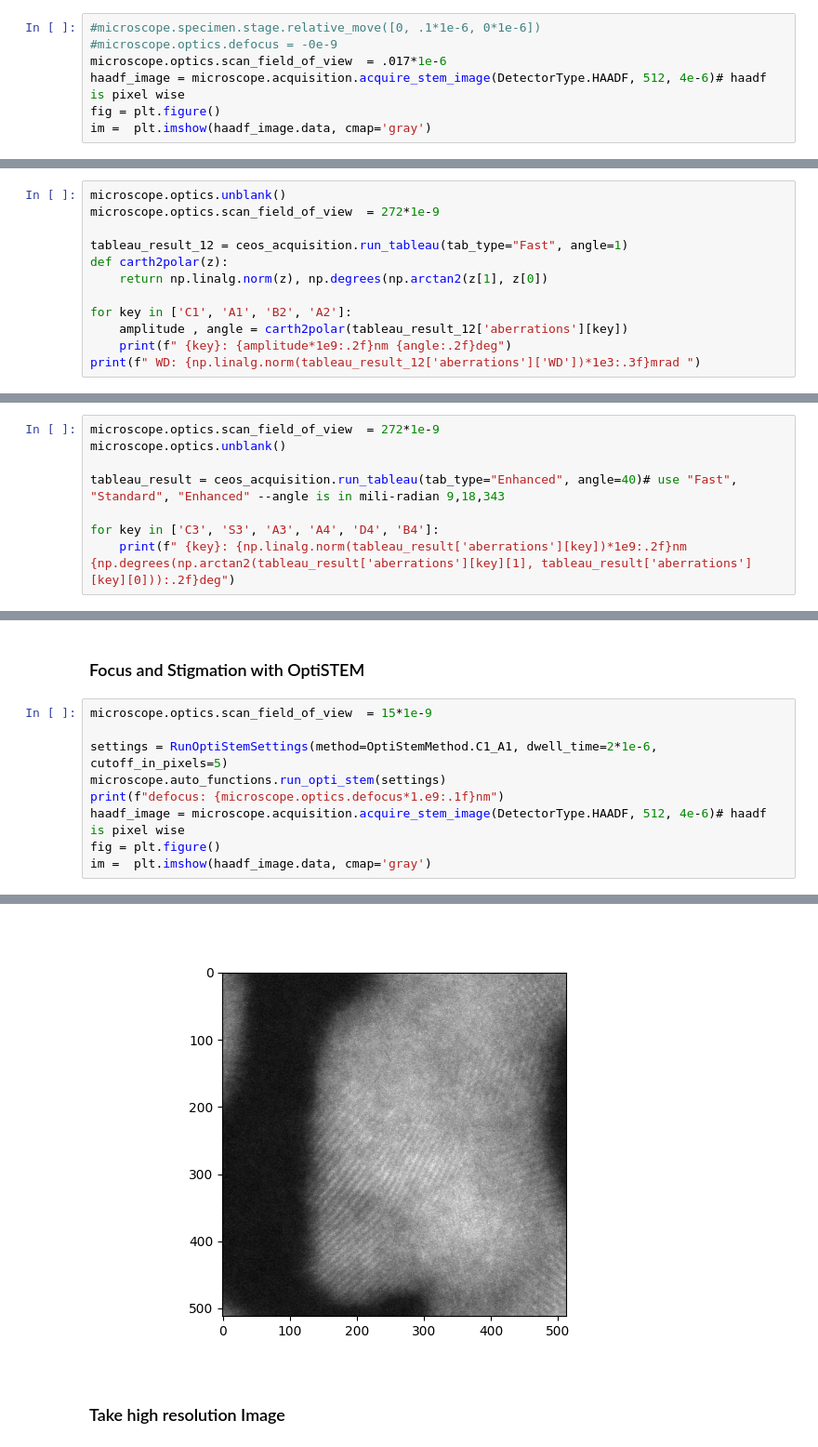
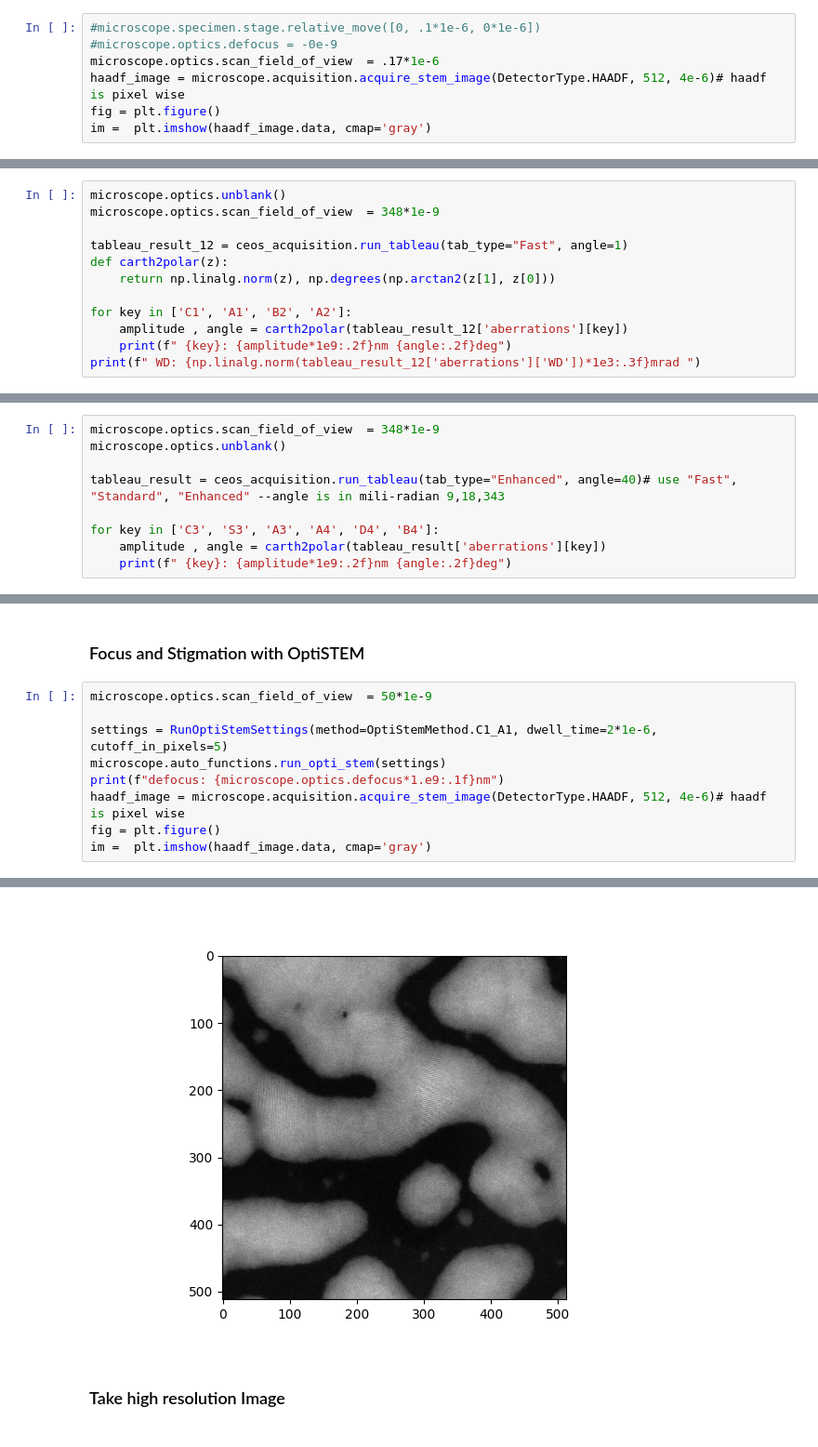
Before and after one commit to gduscher/MLSTEM2025, a Jupyter notebook: Day 1/2_AberrationCorrection.ipynb, the cells around one changed output, grey strips where cells are left out. Shown at 93% size. Drawn from its saved outputs; the diff is of its cells as text.

```diff
--- a/Day 1/2_AberrationCorrection.ipynb
+++ b/Day 1/2_AberrationCorrection.ipynb
@@ -143,7 +165,7 @@ StagePosition(x=0.802545, y=-0.948516, z=-72.28947, a=99.068)
 # %%
 #microscope.specimen.stage.relative_move([0, .1*1e-6, 0*1e-6])
 #microscope.optics.defocus = -0e-9
-microscope.optics.scan_field_of_view  = .017*1e-6
+microscope.optics.scan_field_of_view  = .17*1e-6
 haadf_image = microscope.acquisition.acquire_stem_image(DetectorType.HAADF, 512, 4e-6)# haadf is pixel wise
 fig = plt.figure()
 im =  plt.imshow(haadf_image.data, cmap='gray')
@@ -166,11 +183,11 @@ Here we are using the tableau function of the CEOS SCORR software.
 ### Correcting 1st and 2nd orders
 # %%
 microscope.optics.unblank()
-microscope.optics.scan_field_of_view  = 272*1e-9
+microscope.optics.scan_field_of_view  = 348*1e-9
 
 tableau_result_12 = ceos_acquisition.run_tableau(tab_type="Fast", angle=1)
 def carth2polar(z):
-    return np.linalg.norm(z), np.degrees(np.arctan2(z[1], z[0])
+    return np.linalg.norm(z), np.degrees(np.arctan2(z[1], z[0]))
 
 for key in ['C1', 'A1', 'B2', 'A2']:
     amplitude , angle = carth2polar(tableau_result_12['aberrations'][key])
@@ -203,11 +232,12 @@ correct_low_orders(tableau_result_12['aberrations'])
 ### Correct 3rd and 4th order Aberrations
 We do the tableau with a much larger angle now, and with much more different angles ('Enhanced')
 # %%
-microscope.optics.scan_field_of_view  = 272*1e-9
+microscope.optics.scan_field_of_view  = 348*1e-9
 microscope.optics.unblank()
 
 tableau_result = ceos_acquisition.run_tableau(tab_type="Enhanced", angle=40)# use "Fast", "Standard", "Enhanced" --angle is in mili-radian 9,18,343
 
 for key in ['C3', 'S3', 'A3', 'A4', 'D4', 'B4']:
-    print(f" {key}: {np.linalg.norm(tableau_result['aberrations'][key])*1e9:.2f}nm {np.degrees(np.arctan2(tableau_result['aberrations'][key][1], tableau_result['aberrations'][key][0])):.2f}deg")
+    amplitude , angle = carth2polar(tableau_result['aberrations'][key])
+    print(f" {key}: {amplitude*1e9:.2f}nm {angle:.2f}deg")
 # %% [output]
@@ -303,7 +352,7 @@ microscope.optics.stigmators.condenser_stigmator.magnitude()
 # %% [markdown]
 ### Focus and Stigmation with OptiSTEM
 # %%
-microscope.optics.scan_field_of_view  = 15*1e-9
+microscope.optics.scan_field_of_view  = 50*1e-9
 
 settings = RunOptiStemSettings(method=OptiStemMethod.C1_A1, dwell_time=2*1e-6, cutoff_in_pixels=5)
 microscope.auto_functions.run_opti_stem(settings)
@@ -315,4 +365,4 @@ im =  plt.imshow(haadf_image.data, cmap='gray')
-[figure, old version]
+[figure, new version]
 # %% [markdown]
 ### Take high resolution Image
 # %%
```
Also changed, not shown: parts of 30 cells of this notebook, 7 other files.
